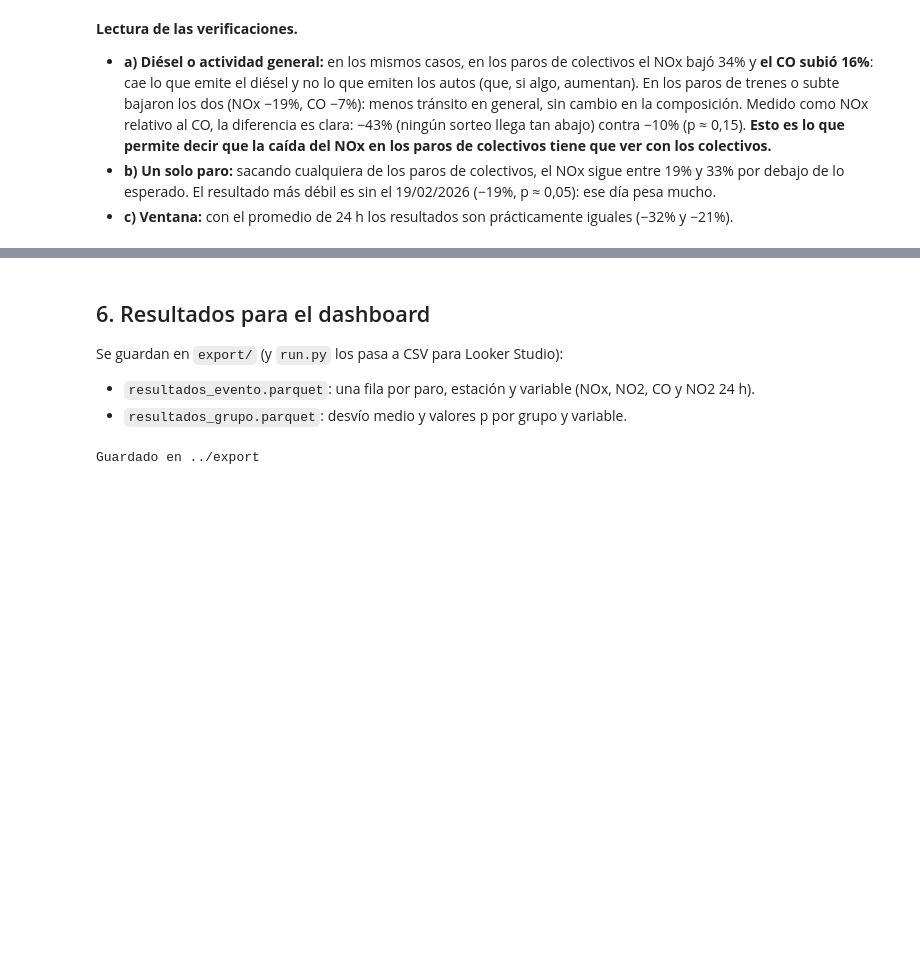
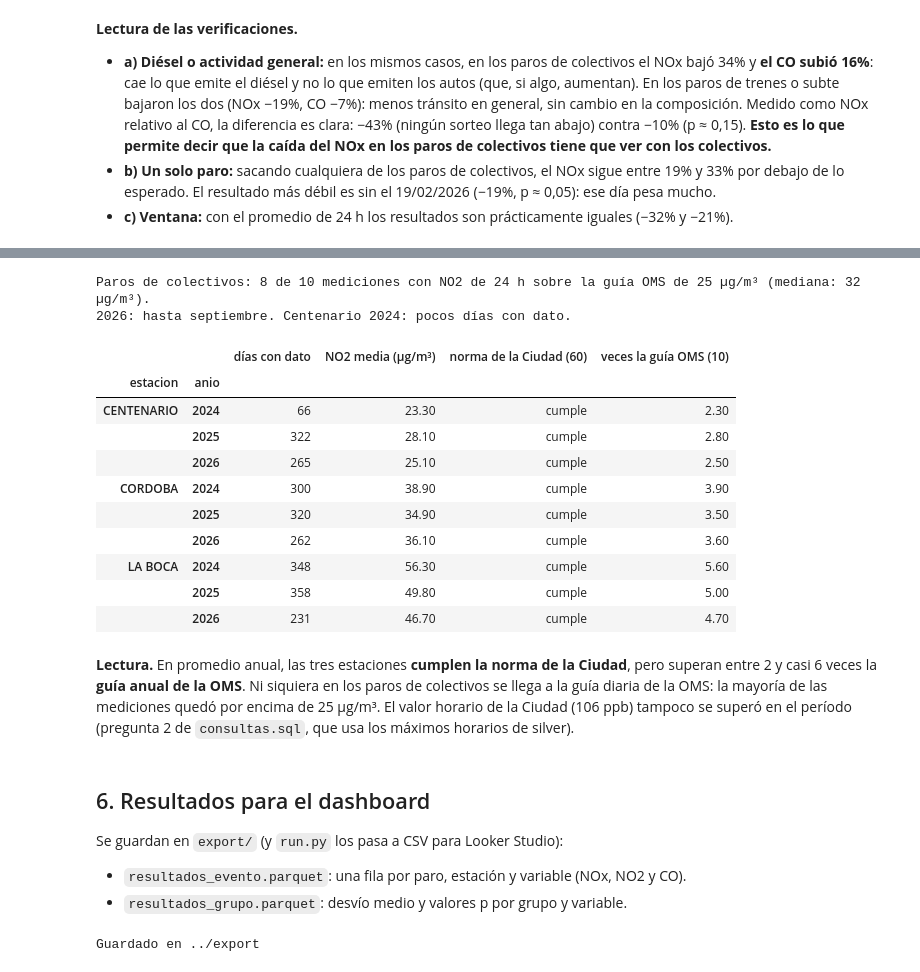
Before and after one commit to ezequielmaranda/nox-ciudad, a Jupyter notebook: analysis/05_eventos.ipynb, the cells around one changed output, grey strips where cells are left out. Cells and saved outputs as stored; diff of their text form; code cells hidden in the pictures; blank space fills up the shorter version.

```diff
--- a/analysis/05_eventos.ipynb
+++ b/analysis/05_eventos.ipynb
@@ -456,7 +371,38 @@ pd.DataFrame(filas)
+# %%
+NORMA_CABA_ANUAL = 60              # µg/m³ (32 ppb), Res. 68-APRA/21, 3ª etapa
+GUIA_OMS_ANUAL, GUIA_OMS_24H = 10, 25  # µg/m³, OMS 2021
+anual = d.groupby(["estacion", "anio"])["no2_24h_ugm3"].agg(["count", "mean"])
+anual.columns = ["días con dato", "NO2 media (µg/m³)"]
+anual["norma de la Ciudad (60)"] = np.where(anual["NO2 media (µg/m³)"] <= NORMA_CABA_ANUAL, "cumple", "no cumple")
+anual["veces la guía OMS (10)"] = anual["NO2 media (µg/m³)"] / GUIA_OMS_ANUAL
+paros = d[d.grupo_evento.eq("sin_colectivos")].dropna(subset=["no2_24h_ugm3"])
+print(f"Paros de colectivos: {(paros.no2_24h_ugm3 > GUIA_OMS_24H).sum()} de {len(paros)} mediciones con NO2 de 24 h "
+      f"sobre la guía OMS de {GUIA_OMS_24H} µg/m³ (mediana: {paros.no2_24h_ugm3.median():.0f} µg/m³).")
+print("2026: hasta septiembre. Centenario 2024: pocos días con dato.")
+anual.round(1)
+# %% [output]
+Paros de colectivos: 8 de 10 mediciones con NO2 de 24 h sobre la guía OMS de 25 µg/m³ (mediana: 32 µg/m³).
+2026: hasta septiembre. Centenario 2024: pocos días con dato.
+|  |  | días con dato | NO2 media (µg/m³) | norma de la Ciudad (60) | veces la guía OMS (10) |
+| estacion | anio |  |  |  |  |
+| CENTENARIO | 2024 | 66 | 23.30 | cumple | 2.30 |
+|  | 2025 | 322 | 28.10 | cumple | 2.80 |
+|  | 2026 | 265 | 25.10 | cumple | 2.50 |
+| CORDOBA | 2024 | 300 | 38.90 | cumple | 3.90 |
+|  | 2025 | 320 | 34.90 | cumple | 3.50 |
+|  | 2026 | 262 | 36.10 | cumple | 3.60 |
+| LA BOCA | 2024 | 348 | 56.30 | cumple | 5.60 |
+|  | 2025 | 358 | 49.80 | cumple | 5.00 |
+|  | 2026 | 231 | 46.70 | cumple | 4.70 |
+# %% [markdown]
+**Lectura.** En promedio anual, las tres estaciones **cumplen la norma de la Ciudad**, pero superan entre 2 y casi 6
+veces la **guía anual de la OMS**. Ni siquiera en los paros de colectivos se llega a la guía diaria de la OMS: la
+mayoría de las mediciones quedó por encima de 25 µg/m³. El valor horario de la Ciudad (106 ppb) tampoco se superó en
+el período (pregunta 2 de `consultas.sql`, que usa los máximos horarios de silver).
 # %% [markdown]
 ## 6. Resultados para el dashboard
 
 Se guardan en `export/` (y `run.py` los pasa a CSV para Looker Studio):
-- `resultados_evento.parquet`: una fila por paro, estación y variable (NOx, NO2, CO y NO2 24 h).
+- `resultados_evento.parquet`: una fila por paro, estación y variable (NOx, NO2 y CO).
 - `resultados_grupo.parquet`: desvío medio y valores p por grupo y variable.
 # %%
```
Also changed, not shown: parts of 11 cells of this notebook, 9 other files.
